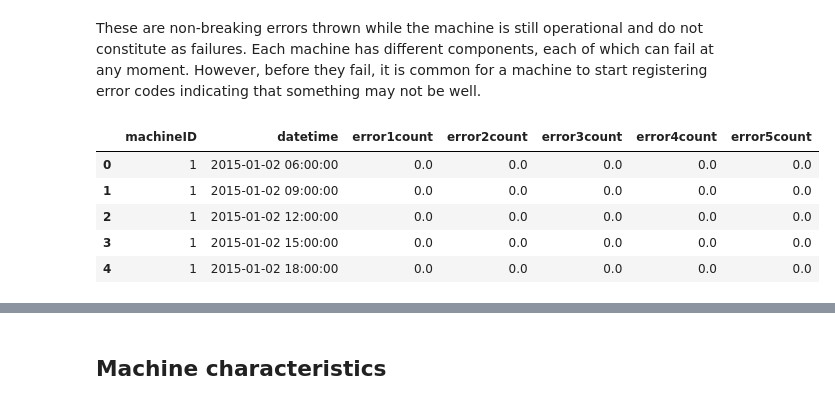
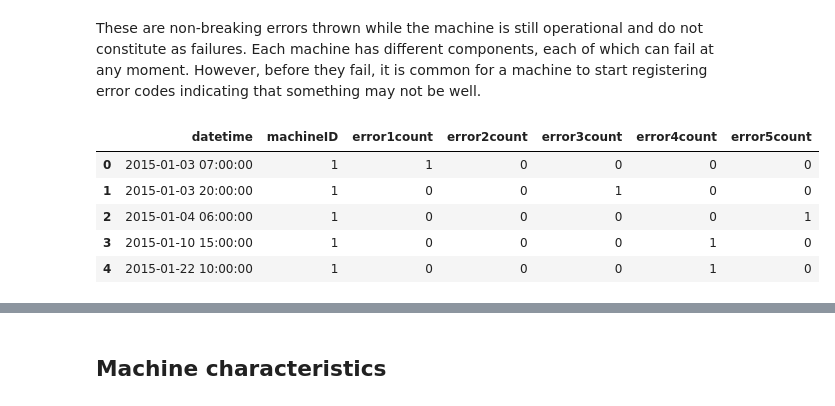
Before and after one commit to gpanagioto/-mbml-predictive-maintenance, a Jupyter notebook: notebooks/ima_explore.ipynb, the cells around one changed output, grey strips where cells are left out. Drawn from its saved outputs; the diff is of its cells as text; code cells hidden in the pictures.

```diff
--- a/notebooks/ima_explore.ipynb
+++ b/notebooks/ima_explore.ipynb
@@ -251,17 +299,26 @@ plt.show()
 These are non-breaking errors thrown while the machine is still operational and do not constitute as failures. Each machine has different components, each of which can fail at any moment. However, before they fail, it is common for a machine to start registering error codes indicating that something may not be well.
 # %%
 # load data from csv
-error_count = pd.read_csv('../data/raw/error_count.csv')
+error_count = pd.read_csv('../data/raw/raw2/PdM_errors.csv')
+#error_count = pd.read_csv('../data/raw/error_count.csv')
 
+
+#fget dummies for errorID
+error_count = pd.get_dummies(error_count, columns=['errorID'])
+error_count.rename(columns={'errorID_error5':'error5count'}, inplace=True)
+error_count.rename(columns={'errorID_error4':'error4count'}, inplace=True)
+error_count.rename(columns={'errorID_error3':'error3count'}, inplace=True)
+error_count.rename(columns={'errorID_error2':'error2count'}, inplace=True)
+error_count.rename(columns={'errorID_error1':'error1count'}, inplace=True)
 # format datetime field which comes in as string
 error_count['datetime'] = pd.to_datetime(error_count['datetime'], format="%Y-%m-%d %H:%M:%S")
 
 # show first rows
 error_count.head()
 # %% [output]
-|  | machineID | datetime | error1count | error2count | error3count | error4count | error5count |
-| 0 | 1 | 2015-01-02 06:00:00 | 0.0 | 0.0 | 0.0 | 0.0 | 0.0 |
-| 1 | 1 | 2015-01-02 09:00:00 | 0.0 | 0.0 | 0.0 | 0.0 | 0.0 |
-| 2 | 1 | 2015-01-02 12:00:00 | 0.0 | 0.0 | 0.0 | 0.0 | 0.0 |
-| 3 | 1 | 2015-01-02 15:00:00 | 0.0 | 0.0 | 0.0 | 0.0 | 0.0 |
-| 4 | 1 | 2015-01-02 18:00:00 | 0.0 | 0.0 | 0.0 | 0.0 | 0.0 |
+|  | datetime | machineID | error1count | error2count | error3count | error4count | error5count |
+| 0 | 2015-01-03 07:00:00 | 1 | 1 | 0 | 0 | 0 | 0 |
+| 1 | 2015-01-03 20:00:00 | 1 | 0 | 0 | 1 | 0 | 0 |
+| 2 | 2015-01-04 06:00:00 | 1 | 0 | 0 | 0 | 0 | 1 |
+| 3 | 2015-01-10 15:00:00 | 1 | 0 | 0 | 0 | 1 | 0 |
+| 4 | 2015-01-22 10:00:00 | 1 | 0 | 0 | 0 | 1 | 0 |
```
Also changed, not shown: parts of 16 cells of this notebook, 3 other files.
